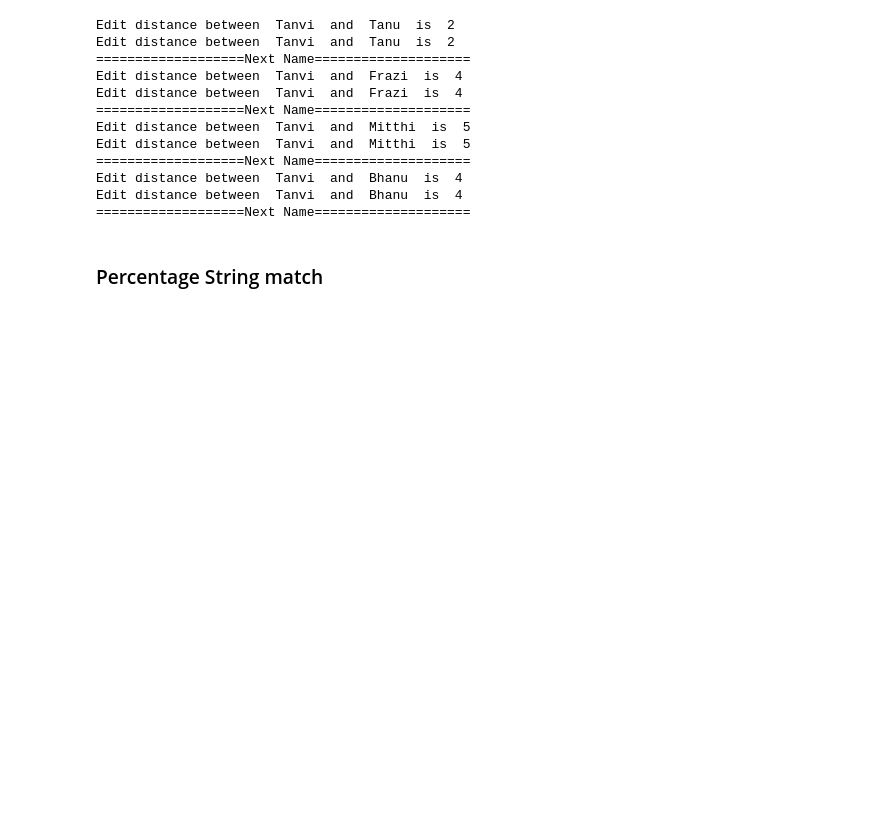
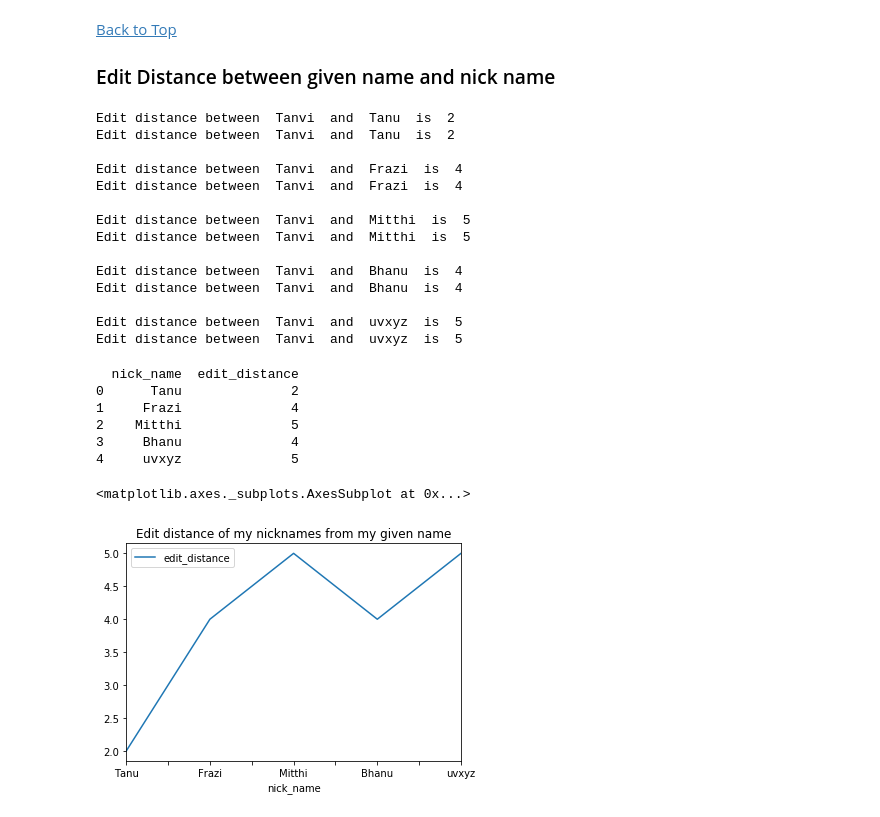
Before and after one commit to tanvi-arora/ApplieNLP, a Jupyter notebook: NLP_UnderstandingText.ipynb, the cells around one changed output. Drawn from its saved outputs; the diff is of its cells as text; code cells hidden in the pictures; blank space fills up the shorter version.

Commit message:
add graphs and exp

```diff
--- a/NLP_UnderstandingText.ipynb
+++ b/NLP_UnderstandingText.ipynb
@@ -30,3 +50,7 @@ nltk 3.4.1
+# %% [markdown]
+<a id="editdistance"></a>
+<a href="#top">Back to Top</a>
+### Edit Distance between given name and nick name
 # %%
 def get_editdistance(str1,str2):
     return nltk.edit_distance(str1,str2,1,False)
@@ -36,24 +60,41 @@ def print_editdistance(text1,text2):
     print("Edit distance between ",text1," and ",text2," is ",get_editdistance(text2,text1))
 # %%
 given_name='Tanvi'
-nick_name=['Tanu','Frazi','Mitthi','Bhanu']
+nick_name=['Tanu','Frazi','Mitthi','Bhanu','uvxyz']
 # %%
+ed=[get_editdistance(given_name,nn) for nn in nick_name]
 
 for nn in nick_name:
     print_editdistance(given_name,nn)
-    print("===================Next Name====================")
+    print()
 # %% [output]
 Edit distance between  Tanvi  and  Tanu  is  2
 Edit distance between  Tanvi  and  Tanu  is  2
-===================Next Name====================
+
 Edit distance between  Tanvi  and  Frazi  is  4
 Edit distance between  Tanvi  and  Frazi  is  4
-===================Next Name====================
+
 Edit distance between  Tanvi  and  Mitthi  is  5
 Edit distance between  Tanvi  and  Mitthi  is  5
-===================Next Name====================
+
 Edit distance between  Tanvi  and  Bhanu  is  4
 Edit distance between  Tanvi  and  Bhanu  is  4
-===================Next Name====================
+
+Edit distance between  Tanvi  and  uvxyz  is  5
+Edit distance between  Tanvi  and  uvxyz  is  5
-# %% [markdown]
-### Percentage String match
+# %%
+edit_dist_df=pd.DataFrame({'nick_name' : nick_name,
+                           'edit_distance' : ed})
+
+print(edit_dist_df)
+
+edit_dist_df.plot(kind='line', x='nick_name' , y='edit_distance',title='Edit distance of my nicknames from my given name')
+# %% [output]
+  nick_name  edit_distance
+0      Tanu              2
+1     Frazi              4
+2    Mitthi              5
+3     Bhanu              4
+4     uvxyz              5
+<matplotlib.axes._subplots.AxesSubplot at 0x...>
+[figure, added]
```
Also changed, not shown: parts of 27 cells of this notebook.
